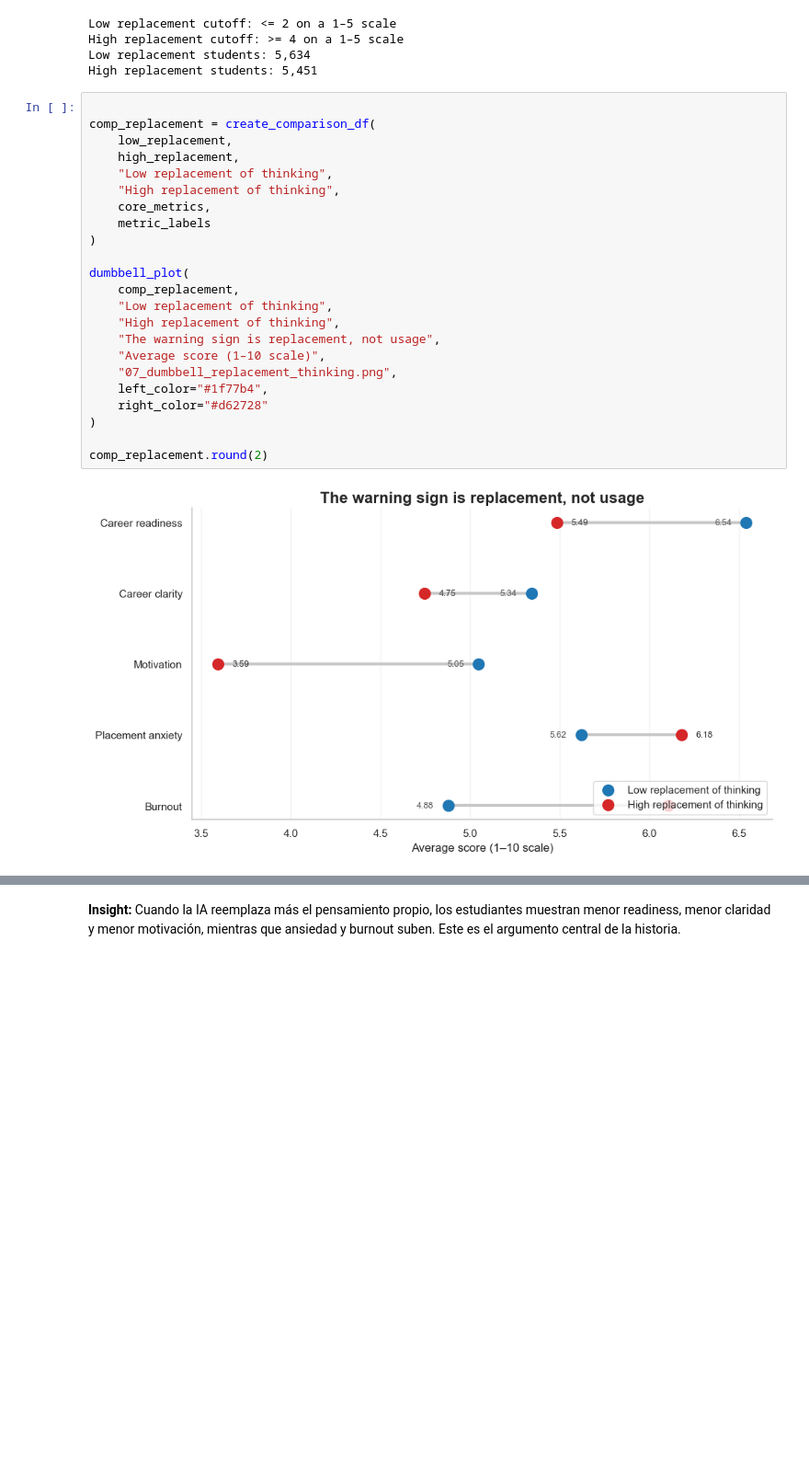
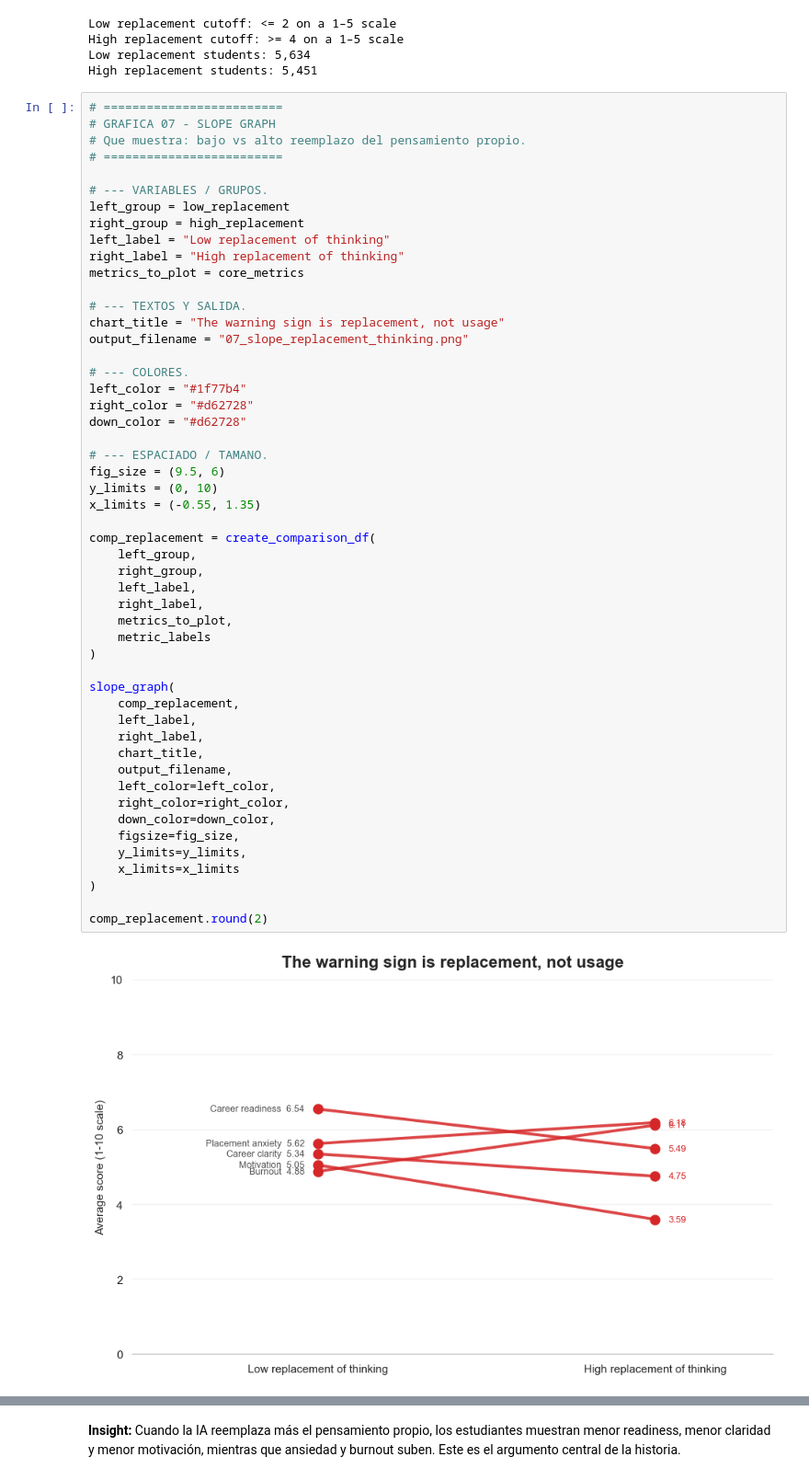
Before and after one commit to David7537/DataVizProject, a Jupyter notebook: EL BUENO.ipynb, the cells around one changed output, grey strips where cells are left out. Shown at 92% size. Saved outputs shown, nothing was run; the diff lists cells and outputs as text; blank space fills up the shorter version.

```diff
--- a/EL BUENO.ipynb
+++ b/EL BUENO.ipynb
@@ -513,30 +744,58 @@ High replacement cutoff: >= 4 on a 1–5 scale
 Low replacement students: 5,634
 High replacement students: 5,451
 # %%
+# =========================
+# GRAFICA 07 - SLOPE GRAPH
+# Que muestra: bajo vs alto reemplazo del pensamiento propio.
+# =========================
+
+# --- VARIABLES / GRUPOS.
+left_group = low_replacement
+right_group = high_replacement
+left_label = "Low replacement of thinking"
+right_label = "High replacement of thinking"
+metrics_to_plot = core_metrics
+
+# --- TEXTOS Y SALIDA.
+chart_title = "The warning sign is replacement, not usage"
+output_filename = "07_slope_replacement_thinking.png"
+
+# --- COLORES.
+left_color = "#1f77b4"
+right_color = "#d62728"
+down_color = "#d62728"
+
+# --- ESPACIADO / TAMANO.
+fig_size = (9.5, 6)
+y_limits = (0, 10)
+x_limits = (-0.55, 1.35)
 
 comp_replacement = create_comparison_df(
-    low_replacement,
-    high_replacement,
-    "Low replacement of thinking",
-    "High replacement of thinking",
-    core_metrics,
+    left_group,
+    right_group,
+    left_label,
+    right_label,
+    metrics_to_plot,
     metric_labels
 )
 
-dumbbell_plot(
+slope_graph(
     comp_replacement,
-    "Low replacement of thinking",
-    "High replacement of thinking",
-    "The warning sign is replacement, not usage",
-    "Average score (1–10 scale)",
-    "07_dumbbell_replacement_thinking.png",
-    left_color="#1f77b4",
-    right_color="#d62728"
+    left_label,
+    right_label,
+    chart_title,
+    output_filename,
+    left_color=left_color,
+    right_color=right_color,
+    down_color=down_color,
+    figsize=fig_size,
+    y_limits=y_limits,
+    x_limits=x_limits
 )
 
 comp_replacement.round(2)
 # %% [output]
-[figure, old version]
+[figure, new version]
 |  | metric | Low replacement of thinking | High replacement of thinking | difference |
 | 0 | Career readiness | 6.54 | 5.49 | -1.05 |
 | 1 | Career clarity | 5.34 | 4.75 | -0.60 |
```
Also changed, not shown: parts of 7 cells of this notebook.
